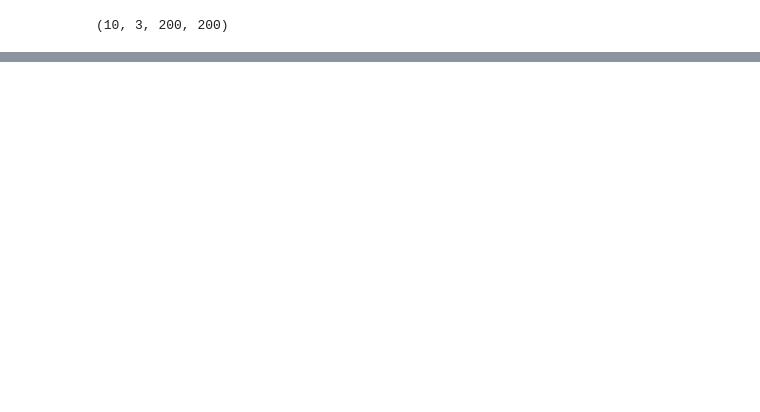
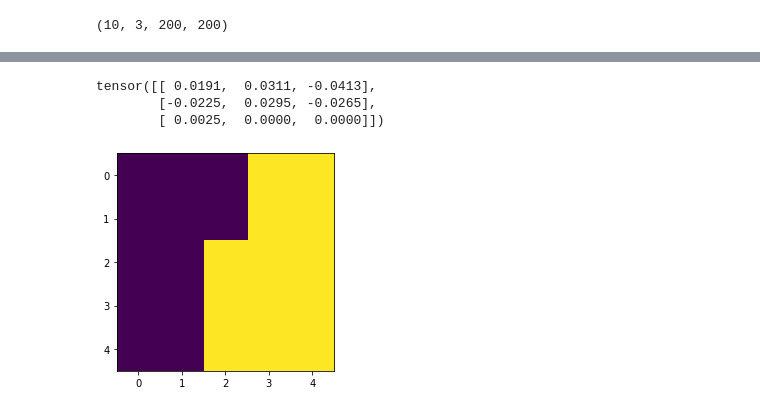
Before and after one commit to Max-Manning/autoregunsupseg, a Jupyter notebook: notebooks/Check_model.ipynb, the cells around one changed output, grey strips where cells are left out. Saved outputs shown, nothing was run; the diff lists cells and outputs as text; code cells hidden in the pictures; blank space fills up the shorter version.

```diff
--- a/notebooks/Check_model.ipynb
+++ b/notebooks/Check_model.ipynb
@@ -75,0 +122,50 @@ print(ll(1))
+# %%
+a = model.resblock1.conv1.mask
+
+b = a[0,0,:,:]
+
+b
+# %% [output]
+tensor([[ 0.0191,  0.0311, -0.0413],
+        [-0.0225,  0.0295, -0.0265],
+        [ 0.0025,  0.0000,  0.0000]])
+# %%
+def create_masks(H):
+    '''creates the attention mask for each ordering'''
+
+    # allocate space
+    mask = np.zeros((8, H, H))
+
+    # create attention masks for each ordering
+    for ordering in range(1,9):
+
+        a = np.ones((H,H))
+        a[H//2, H//2+1:]=0
+        a[H//2+1:,:] = 0
+
+        if ordering == 2:
+            a = np.flip(np.rot90(a, 1), 0)  # CCW 90, flip V
+        elif ordering==3:
+            a = np.flip(a, 1)               # flip H
+        elif ordering==4:
+            a = np.rot90(a, 3)              # CCW 270
+        elif ordering==5:
+            a = np.rot90(a, 1)              # CCW 90
+        elif ordering==6:
+            a = np.flip(a, 0)               # flip V
+        elif ordering==7:
+            a = np.rot90(a, 2)              # CCW 180
+        elif ordering==8:
+            a = np.flip(np.rot90(a, 3), 0)  # CCW 270, flip V
+
+        mask[ordering-1,:,:] = a
+
+    return mask
+
+msk = create_masks(5)
+
+plt.figure()
+plt.imshow(msk[7,:,:])
+plt.show()
+# %% [output]
+[figure, added]
```
Also changed, not shown: parts of 6 cells of this notebook, 8 other files.
